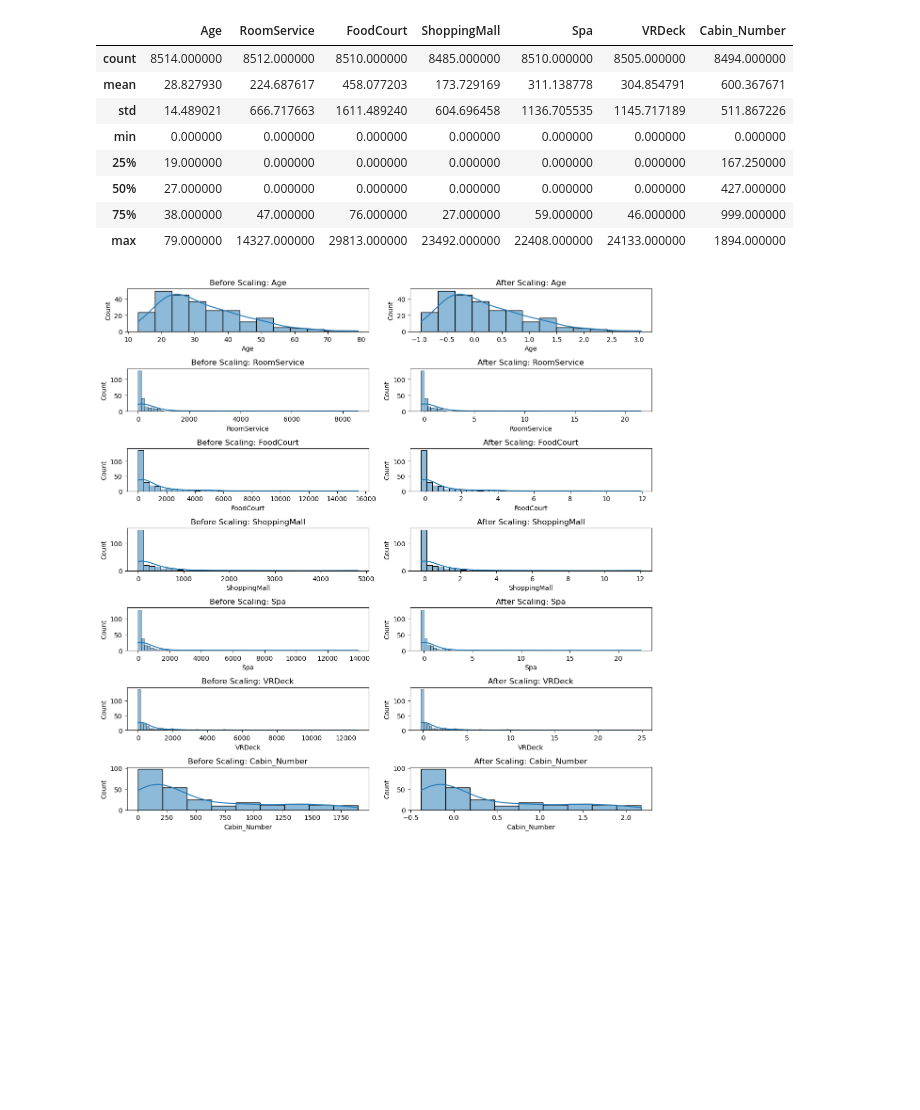
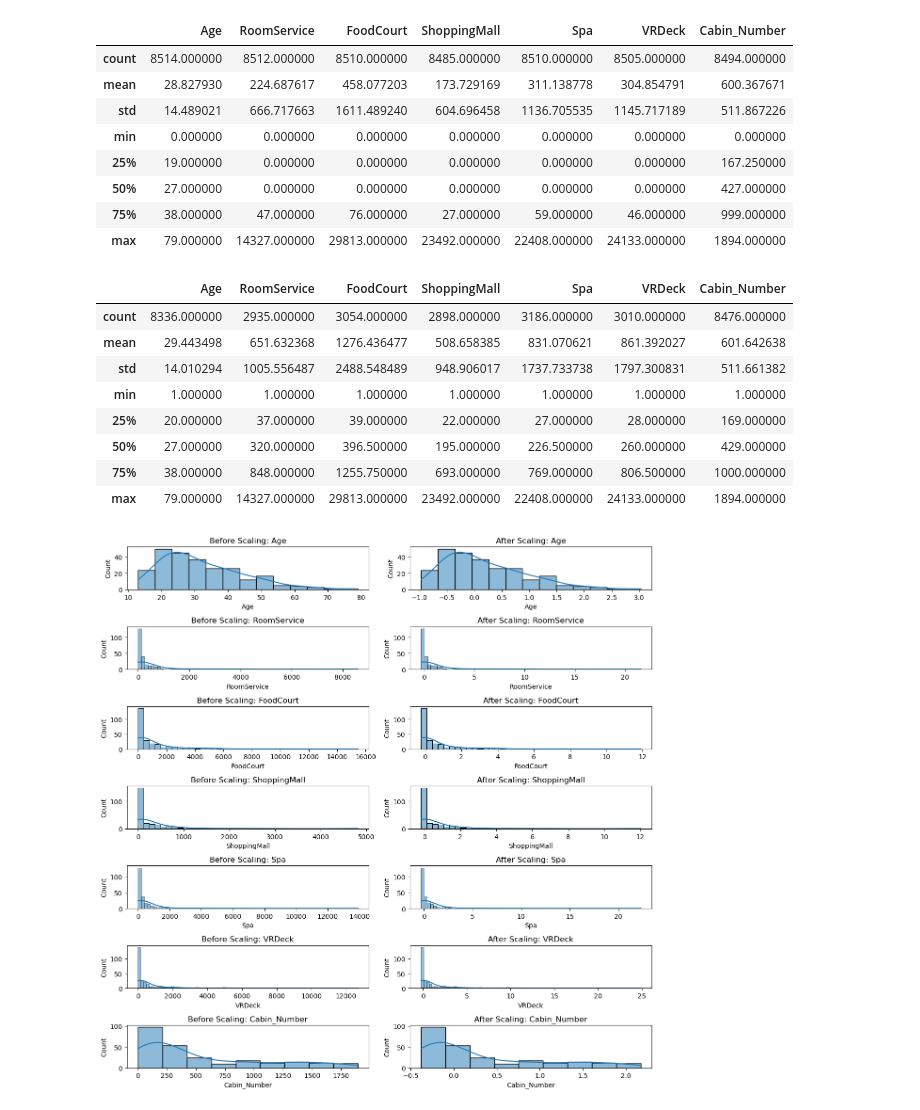
Before and after one commit to jimhitt/Kaggle_SpaceshipTitanic, a Jupyter notebook: explore_RobustScaler.ipynb, the cells around one changed output. Saved outputs shown, nothing was run; the diff lists cells and outputs as text; code cells hidden in the pictures; blank space fills up the shorter version.

```diff
--- a/explore_RobustScaler.ipynb
+++ b/explore_RobustScaler.ipynb
@@ -40,6 +40,19 @@ numeric_data.describe()
 | 50% | 27.000000 | 0.000000 | 0.000000 | 0.000000 | 0.000000 | 0.000000 | 427.000000 |
 | 75% | 38.000000 | 47.000000 | 76.000000 | 27.000000 | 59.000000 | 46.000000 | 999.000000 |
 | max | 79.000000 | 14327.000000 | 29813.000000 | 23492.000000 | 22408.000000 | 24133.000000 | 1894.000000 |
+# %%
+# statistics for numeric_data greater than zero
+numeric_data[numeric_data > 0].describe()
+# %% [output]
+|  | Age | RoomService | FoodCourt | ShoppingMall | Spa | VRDeck | Cabin_Number |
+| count | 8336.000000 | 2935.000000 | 3054.000000 | 2898.000000 | 3186.000000 | 3010.000000 | 8476.000000 |
+| mean | 29.443498 | 651.632368 | 1276.436477 | 508.658385 | 831.070621 | 861.392027 | 601.642638 |
+| std | 14.010294 | 1005.556487 | 2488.548489 | 948.906017 | 1737.733738 | 1797.300831 | 511.661382 |
+| min | 1.000000 | 1.000000 | 1.000000 | 1.000000 | 1.000000 | 1.000000 | 1.000000 |
+| 25% | 20.000000 | 37.000000 | 39.000000 | 22.000000 | 27.000000 | 28.000000 | 169.000000 |
+| 50% | 27.000000 | 320.000000 | 396.500000 | 195.000000 | 226.500000 | 260.000000 | 429.000000 |
+| 75% | 38.000000 | 848.000000 | 1255.750000 | 693.000000 | 769.000000 | 806.500000 | 1000.000000 |
+| max | 79.000000 | 14327.000000 | 29813.000000 | 23492.000000 | 22408.000000 | 24133.000000 | 1894.000000 |
 # %%
 from sklearn.preprocessing import RobustScaler
 from sklearn.impute import SimpleImputer
```
Also changed, not shown: 1 other file.
